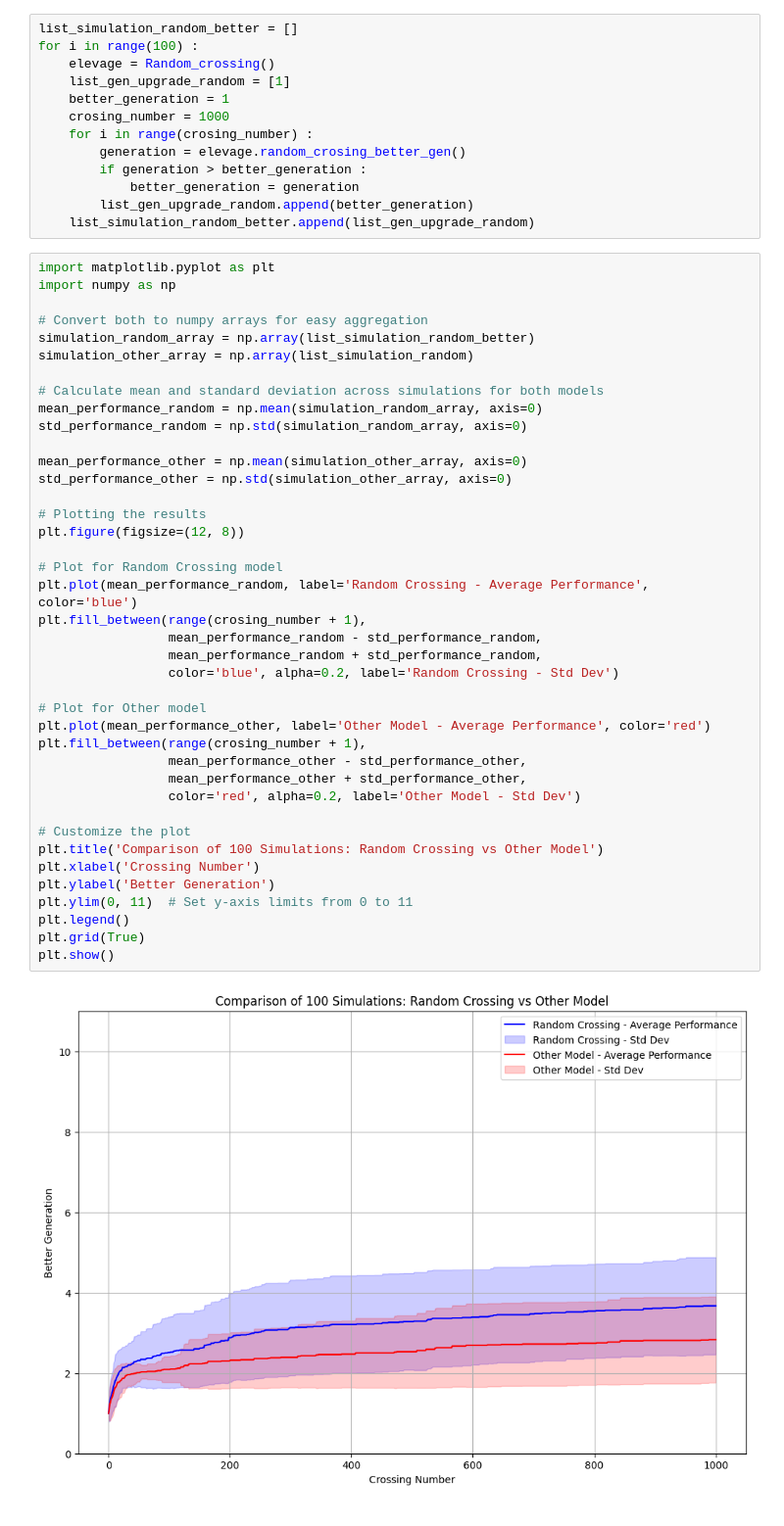
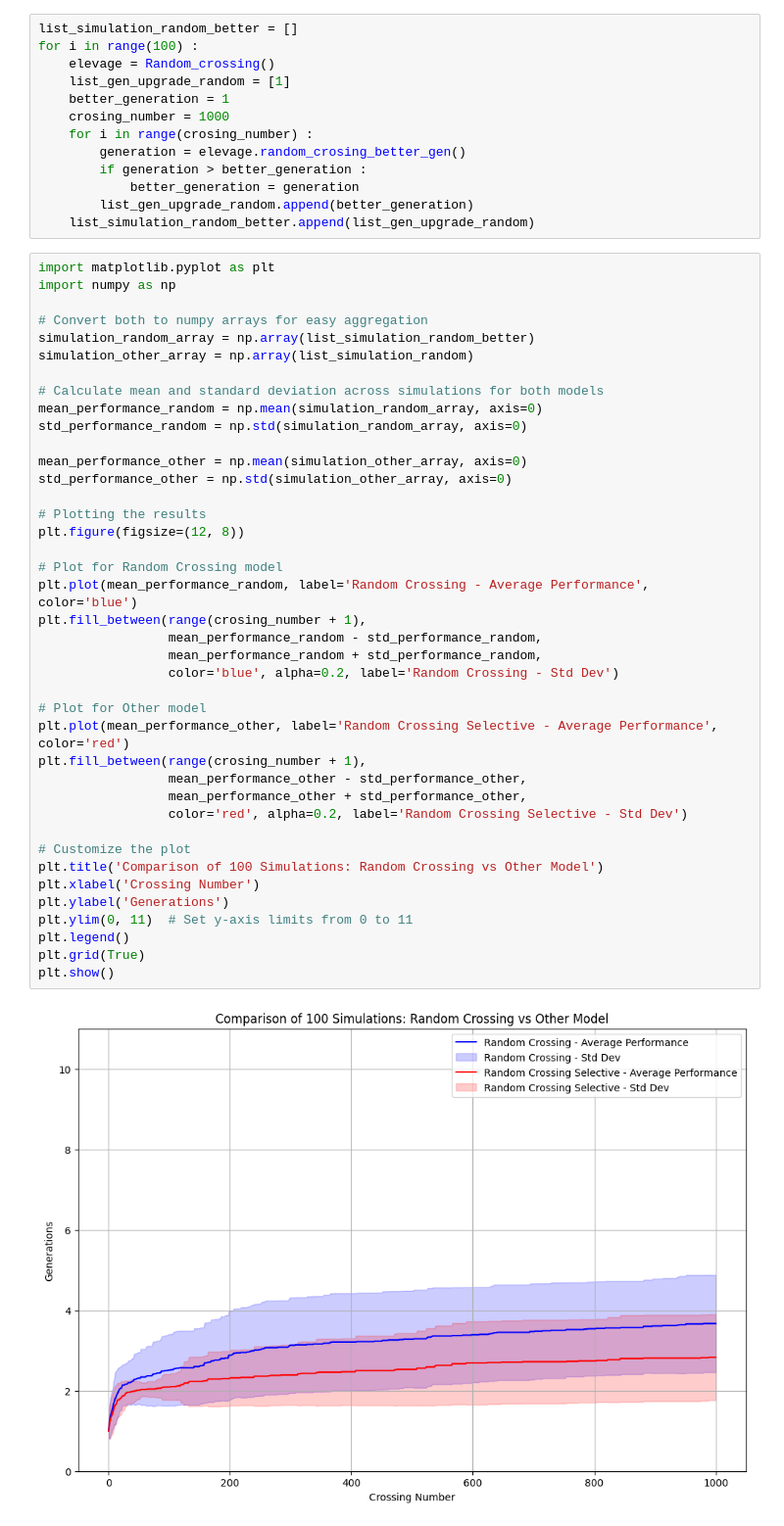
Before and after one commit to alexandreolives/Bot_repro_dd_dofus, a Jupyter notebook: model.ipynb, the cells around one changed output. Shown at 98% size. Saved outputs shown, nothing was run; the diff lists cells and outputs as text.

```diff
--- a/model.ipynb
+++ b/model.ipynb
@@ -126,34 +126,34 @@ simulation_other_array = np.array(list_simulation_random)
 # Calculate mean and standard deviation across simulations for both models
 mean_performance_random = np.mean(simulation_random_array, axis=0)
 std_performance_random = np.std(simulation_random_array, axis=0)
 
 mean_performance_other = np.mean(simulation_other_array, axis=0)
 std_performance_other = np.std(simulation_other_array, axis=0)
 
 # Plotting the results
 plt.figure(figsize=(12, 8))
 
 # Plot for Random Crossing model
 plt.plot(mean_performance_random, label='Random Crossing - Average Performance', color='blue')
 plt.fill_between(range(crosing_number + 1),
                  mean_performance_random - std_performance_random,
                  mean_performance_random + std_performance_random,
                  color='blue', alpha=0.2, label='Random Crossing - Std Dev')
 
 # Plot for Other model
-plt.plot(mean_performance_other, label='Other Model - Average Performance', color='red')
+plt.plot(mean_performance_other, label='Random Crossing Selective - Average Performance', color='red')
 plt.fill_between(range(crosing_number + 1),
                  mean_performance_other - std_performance_other,
                  mean_performance_other + std_performance_other,
-                 color='red', alpha=0.2, label='Other Model - Std Dev')
+                 color='red', alpha=0.2, label='Random Crossing Selective - Std Dev')
 
 # Customize the plot
 plt.title('Comparison of 100 Simulations: Random Crossing vs Other Model')
 plt.xlabel('Crossing Number')
-plt.ylabel('Better Generation')
+plt.ylabel('Generations')
 plt.ylim(0, 11)  # Set y-axis limits from 0 to 11
 plt.legend()
 plt.grid(True)
 plt.show()
 # %% [output]
-[figure, old version]
+[figure, new version]
```
Also changed, not shown: 1 other file.
